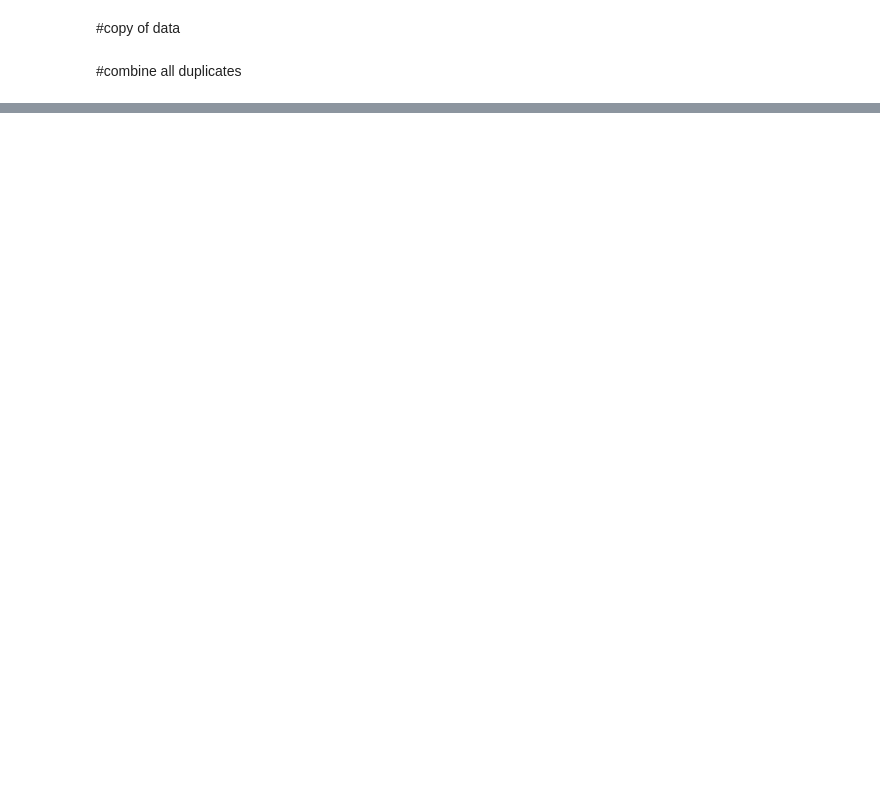
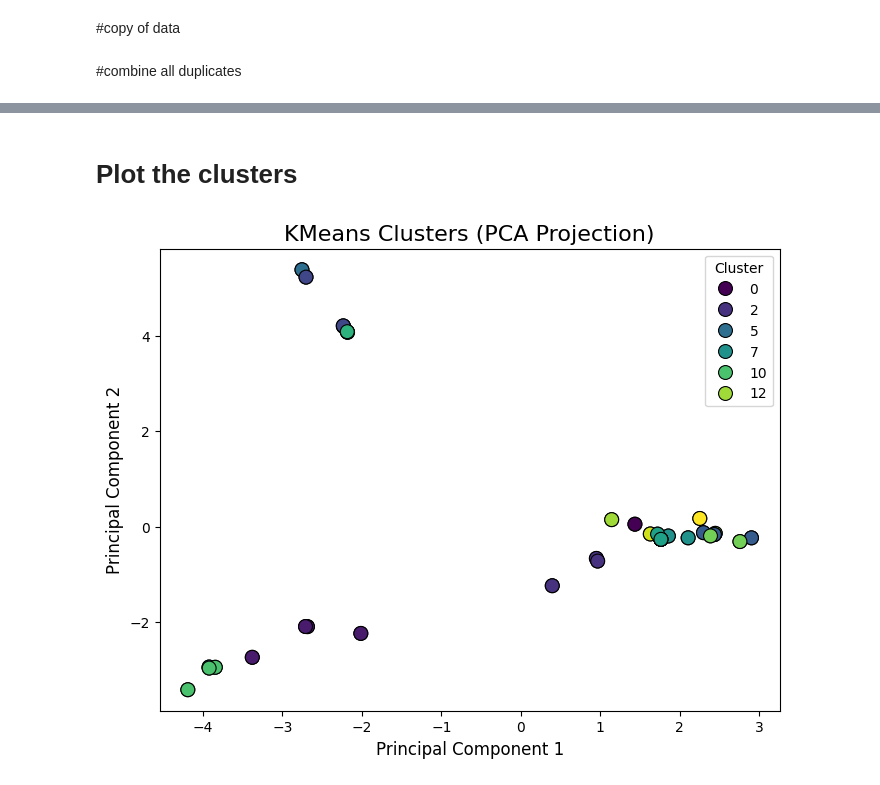
Before and after one commit to badrinarayanms/ml, a Jupyter notebook: Recource.ipynb, the cells around one changed output, grey strips where cells are left out. Cells and saved outputs as stored; diff of their text form; code cells hidden in the pictures; blank space fills up the shorter version.

```diff
--- a/Recource.ipynb
+++ b/Recource.ipynb
@@ -95,0 +120,3 @@ data_combined = data_combined.drop(columns=['UI Design', 'UI/UX','Designing Apps
+# %%
+scaler = StandardScaler()
+scaled_features = scaler.fit_transform(data_combined.drop(columns=['Name', 'Team', 'Skills', 'Interests', 'Past Contributions', 'Experience']))
@@ -95,0 +125,3 @@ data_combined = data_combined.drop(columns=['UI Design', 'UI/UX','Designing Apps
+# %%
+kmeans = KMeans(n_clusters=15, random_state=42)  # Adjust the number of clusters as needed
+data_combined['Cluster'] = kmeans.fit_predict(scaled_features)
@@ -95,0 +145,18 @@ data_combined = data_combined.drop(columns=['UI Design', 'UI/UX','Designing Apps
+# %%
+pca = PCA(n_components=2)
+principal_components = pca.fit_transform(scaled_features)
+# %%
+pc_df = pd.DataFrame(principal_components, columns=['PC1', 'PC2'])
+pc_df['Cluster'] = data_combined['Cluster']
+# %% [markdown]
+# Plot the clusters
+# %%
+plt.figure(figsize=(8, 6))
+sns.scatterplot(x='PC1', y='PC2', hue='Cluster', data=pc_df, palette='viridis', s=100, edgecolor='black')
+plt.title('KMeans Clusters (PCA Projection)', fontsize=16)
+plt.xlabel('Principal Component 1', fontsize=12)
+plt.ylabel('Principal Component 2', fontsize=12)
+plt.legend(title='Cluster')
+plt.show()
+# %% [output]
+[figure, added]
```
Also changed, not shown: parts of 24 cells of this notebook.
